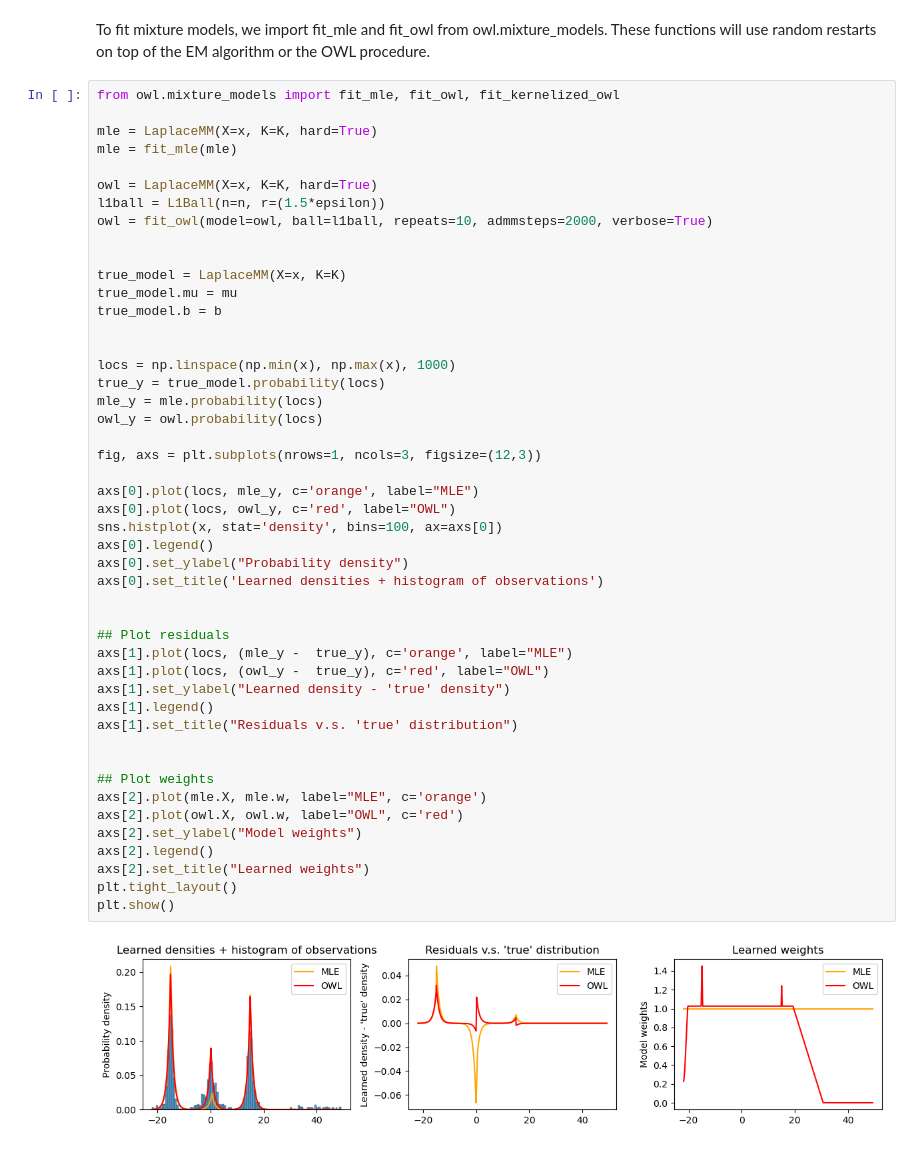
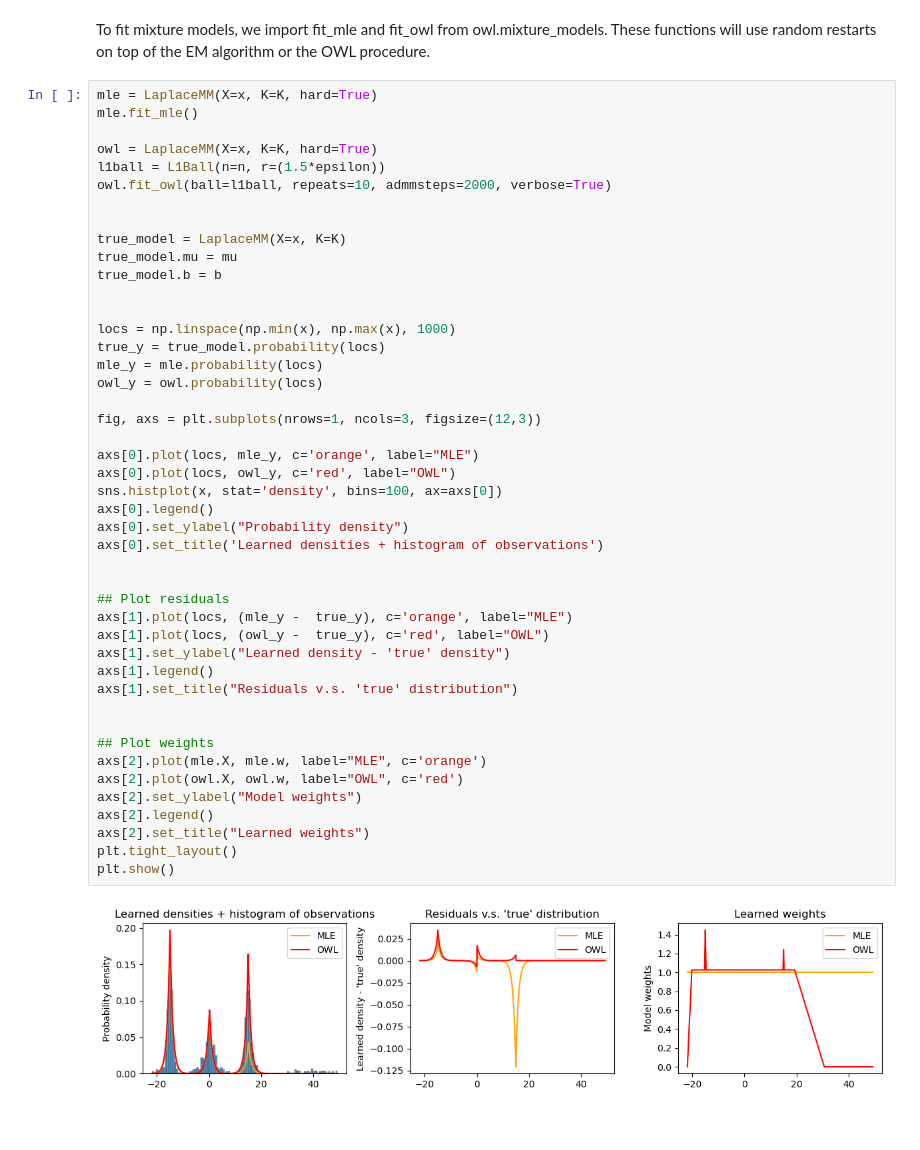
Before and after one commit to cjtosh/owl, a Jupyter notebook: examples/Simple OWL models.ipynb, the cells around one changed output. Saved outputs shown, nothing was run; the diff lists cells and outputs as text.

Commit message:
fixed simple models

```diff
--- a/examples/Simple OWL models.ipynb
+++ b/examples/Simple OWL models.ipynb
@@ -359,14 +359,12 @@ for i in idx:
 # %% [markdown]
 To fit mixture models, we import fit_mle and fit_owl from owl.mixture_models. These functions will use random restarts on top of the EM algorithm or the OWL procedure.
 # %%
-from owl.mixture_models import fit_mle, fit_owl, fit_kernelized_owl
-
 mle = LaplaceMM(X=x, K=K, hard=True)
-mle = fit_mle(mle)
+mle.fit_mle()
 
 owl = LaplaceMM(X=x, K=K, hard=True)
 l1ball = L1Ball(n=n, r=(1.5*epsilon))
-owl = fit_owl(model=owl, ball=l1ball, repeats=10, admmsteps=2000, verbose=True)
+owl.fit_owl(ball=l1ball, repeats=10, admmsteps=2000, verbose=True)
 
 
 true_model = LaplaceMM(X=x, K=K)
@@ -379,31 +377,31 @@ true_y = true_model.probability(locs)
 mle_y = mle.probability(locs)
 owl_y = owl.probability(locs)
 
 fig, axs = plt.subplots(nrows=1, ncols=3, figsize=(12,3))
 
 axs[0].plot(locs, mle_y, c='orange', label="MLE")
 axs[0].plot(locs, owl_y, c='red', label="OWL")
 sns.histplot(x, stat='density', bins=100, ax=axs[0])
 axs[0].legend()
 axs[0].set_ylabel("Probability density")
 axs[0].set_title('Learned densities + histogram of observations')
 
 
 ## Plot residuals
 axs[1].plot(locs, (mle_y -  true_y), c='orange', label="MLE")
 axs[1].plot(locs, (owl_y -  true_y), c='red', label="OWL")
 axs[1].set_ylabel("Learned density - 'true' density")
 axs[1].legend()
 axs[1].set_title("Residuals v.s. 'true' distribution")
 
 
 ## Plot weights
 axs[2].plot(mle.X, mle.w, label="MLE", c='orange')
 axs[2].plot(owl.X, owl.w, label="OWL", c='red')
 axs[2].set_ylabel("Model weights")
 axs[2].legend()
 axs[2].set_title("Learned weights")
 plt.tight_layout()
 plt.show()
 # %% [output]
-[figure, old version]
+[figure, new version]
```
